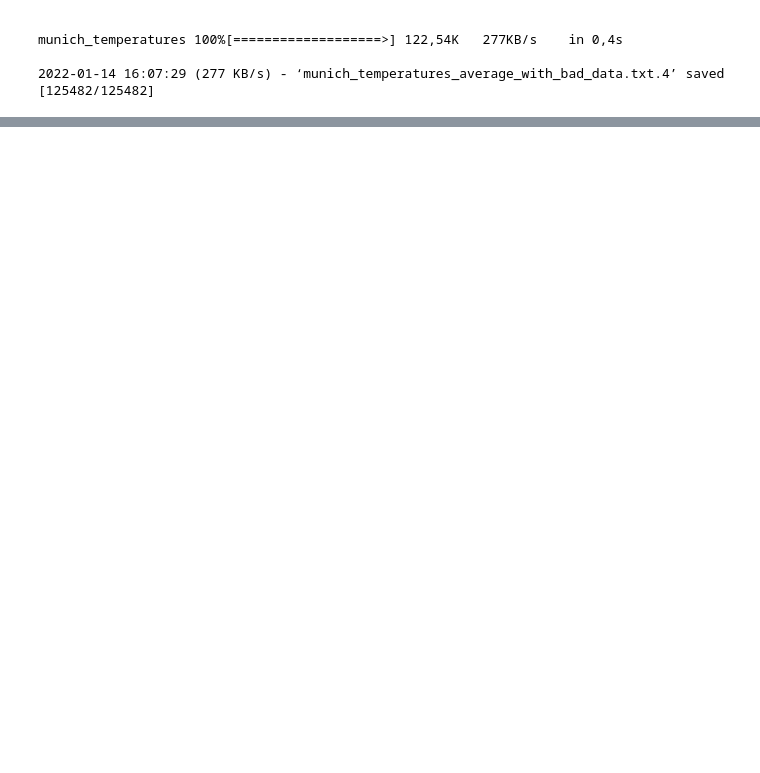
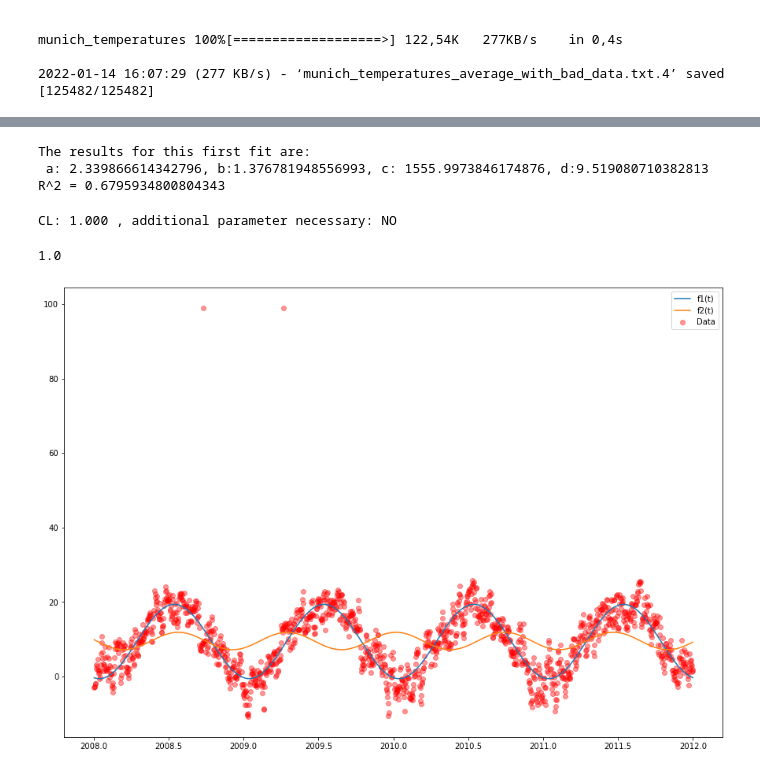
Before and after one commit to emersonvero/LaboratoryOfComputationalPhysics_Y4, a Jupyter notebook: 08ex_fitting.ipynb, the cells around one changed output, grey strips where cells are left out. Cells and saved outputs as stored; diff of their text form; code cells hidden in the pictures; blank space fills up the shorter version.

```diff
--- a/08ex_fitting.ipynb
+++ b/08ex_fitting.ipynb
@@ -333,9 +342,9 @@ munich_temperatures 100%[===================>] 122,54K   277KB/s    in 0,4s
 # %%
-
-data = np.loadtxt('home/munich_temperatures_average_with_bad_data.txt')
+data = np.loadtxt('/home/emersonvero/repo/LaboratoryOfComputationalPhysics_Y4/munich_temperatures_average_with_bad_data.txt')
 def f1(t,A,b,c):
     return A*np.cos((2*np.pi*t+b))+c
 
+#first fit
 first_guess=[25,1.5, 5]
 mask = (data[:,0] >= 2008) & (data[:,0] <= 2012)
 data1=data[:,0][mask]
@@ -351,5 +360,4 @@ print( "The results for this first fit are: \n A: {}, b:{}, c: {} ". format(*fir
 RSS1 = np.sum((data[:,1][mask] - f1(data[:,0][mask],*first_fit))**2)
 TSS1 = np.sum((np.mean(data[:,1][mask])-data[:,1][mask])**2)
 print("R^2 = {}".format(1-RSS1/TSS1))
-degrees_of_freedom = 3 - 1 # degrees of freedom: n of parameters - 1
 # %% [output]
@@ -359,0 +367,50 @@ TypeError: '(slice(None, None, None), 0)' is an invalid key
+# %%
+def f2(t,a,b,c,d):
+    return a*np.cos(2*np.pi*b*t + c) + d
+
+
+#second fit
+first_guess=[25,1.5,1, 5]
+mask = (data[:,0] >= 2008) & (data[:,0] <= 2012)
+data1=data[:,0][mask]
+data2=data[:,1][mask]
+bounds = (np.array([0.,-np.inf,-np.inf,-np.inf]),np.array([np.inf,np.inf,np.inf,np.inf]))# setting a positive amplitude
+second_fit, second_fit_cov = curve_fit(f2, data1, data2, bounds=bounds, p0=first_guess)
+
+second_fit_stds = np.sqrt(np.diag(second_fit_cov))
+
+print( "The results for this first fit are: \n a: {}, b:{}, c: {}, d:{} ". format(*second_fit))
+
+
+RSS2 = np.sum((data[:,1][mask] - f1(data[:,0][mask],*first_fit))**2)
+TSS2 = np.sum((np.mean(data[:,1][mask])-data[:,1][mask])**2)
+print("R^2 = {}".format(1-RSS1/TSS1))
+# %% [output]
+The results for this first fit are:
+ a: 2.339866614342796, b:1.376781948556993, c: 1555.9973846174876, d:9.519080710382813
+R^2 = 0.6795934800804343
+# %%
+#Fisher test from the notebook
+def Ftest(ssr_1, ssr_2, ndof_1, ndof_2, nbins, verbose=False):
+    from scipy import stats
+    F = ((ssr_1 - ssr_2)/(ndof_2 - ndof_1)) / (ssr_2/(nbins - ndof_2))
+    CL = 1. - stats.f.cdf(F, ndof_2 - ndof_1, nbins - ndof_2)
+    if verbose: print("CL: %.3f" % CL, ", additional parameter necessary:", "YES" if CL < 0.10 else "NO")
+    return CL
+degrees_of_freedom_1=2 #parameters - 1
+degrees_of_freedom_2=3
+Ftest(RSS1,RSS2,degrees_of_freedom_1 , degrees_of_freedom_2,data[:,0].size,verbose=True)
+# %% [output]
+CL: 1.000 , additional parameter necessary: NO
+1.0
+# %%
+fig,ax=plt.subplots()
+fig.set_size_inches(15, 10.5, forward=True)
+ax.scatter(data[:,0][mask],data[:,1][mask],color='red', alpha=0.4,label='Data')
+x = np.linspace(data[:,0][mask].min(),data[:,0][mask].max(),200)
+ax.plot(x,f1(x,*first_fit),label='f1(t)')
+ax.plot(x,f2(x,*second_fit),label='f2(t)')
+ax.legend()
+plt.show()
+# %% [output]
+[figure, added]
```
Also changed, not shown: parts of 4 cells of this notebook, 2 other files.
